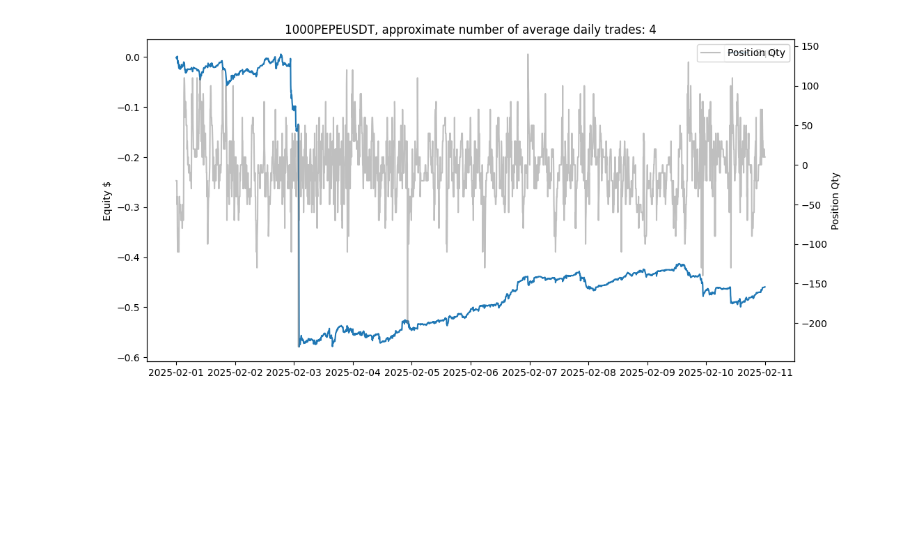
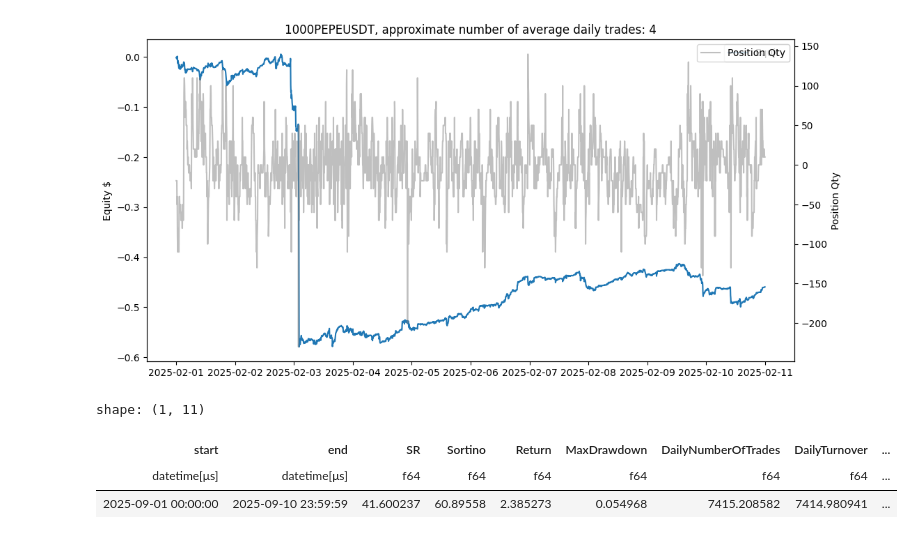
Before and after one commit to denniswu28/market-making-lab, a Jupyter notebook: data_exploration.ipynb, the cells around one changed output. Saved outputs shown, nothing was run; the diff lists cells and outputs as text; code cells hidden in the pictures; blank space fills up the shorter version.

```diff
--- a/data_exploration.ipynb
+++ b/data_exploration.ipynb
@@ -156,3 +174,19 @@ for i, symbol in enumerate(tickers.keys()):
 [figure]
 [figure]
 [figure]
+# %%
+from hftbacktest.stats import LinearAssetRecord
+
+data = pl.read_csv("/home/wtr2/statmm/out/test_glft_1_lighter/SUIUSDT0.csv")
+data
+stats = (
+    LinearAssetRecord(data)
+        .resample('1s')
+        .stats(book_size=100)
+)
+stats.summary()
+# %% [output]
+shape: (1, 11)
+| start | end | SR | Sortino | Return | MaxDrawdown | DailyNumberOfTrades | DailyTurnover | ... |
+| datetime[μs] | datetime[μs] | f64 | f64 | f64 | f64 | f64 | f64 | ... |
+| 2025-09-01 00:00:00 | 2025-09-10 23:59:59 | 41.600237 | 60.89558 | 2.385273 | 0.054968 | 7415.208582 | 7414.980941 | ... |
```
Also changed, not shown: parts of 3 cells of this notebook, 12 other files.
